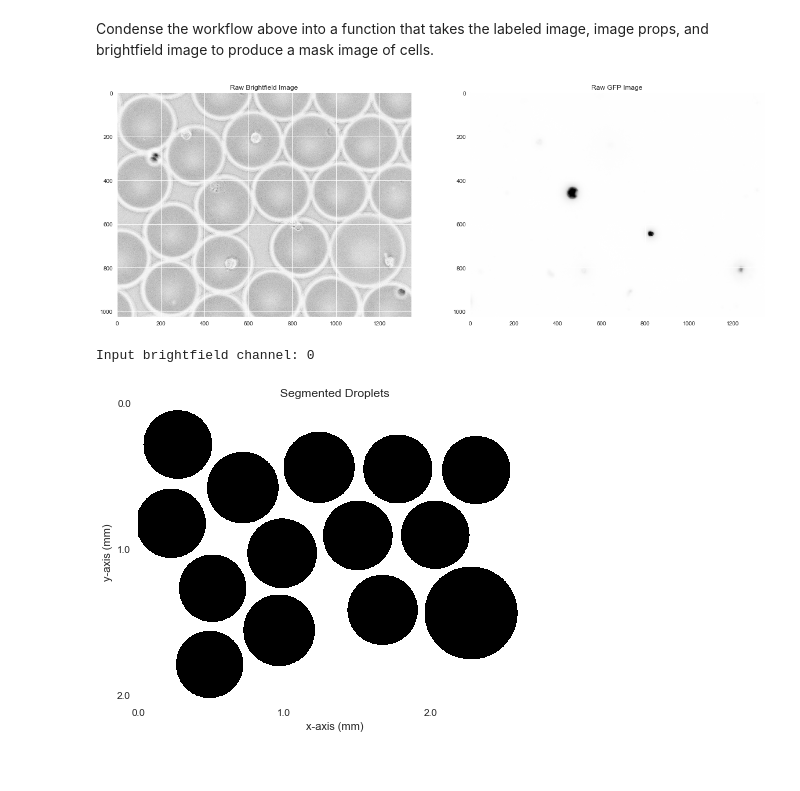
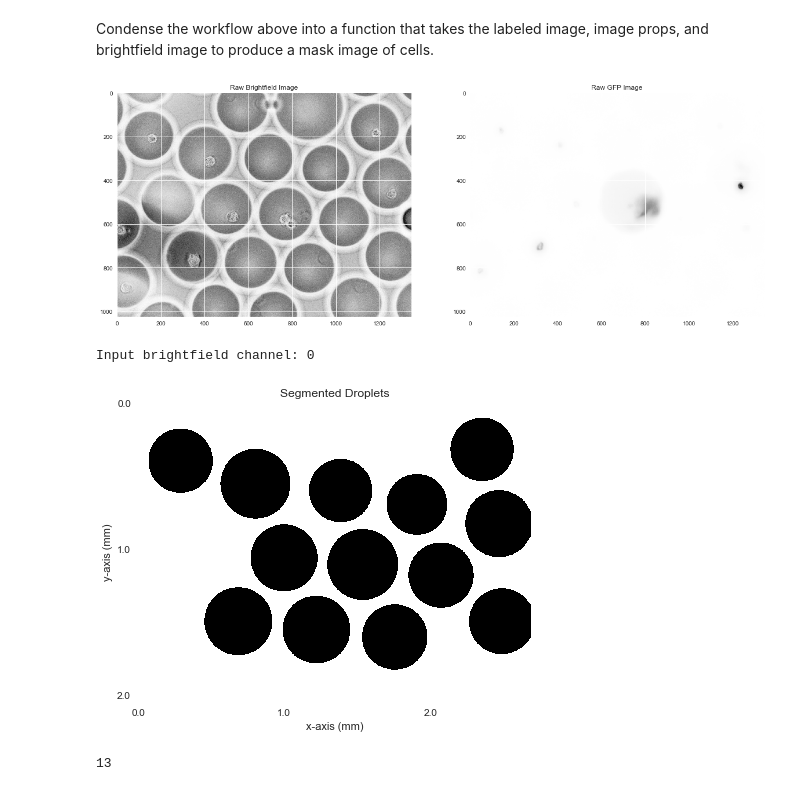
Before and after one commit to adamcatching/Polio_DIPS, a Jupyter notebook: notebook/2018_07/2018_07_16.ipynb, the cells around one changed output. Drawn from its saved outputs; the diff is of its cells as text; code cells hidden in the pictures.

```diff
--- a/notebook/2018_07/2018_07_16.ipynb
+++ b/notebook/2018_07/2018_07_16.ipynb
@@ -105,7 +105,7 @@ class Bulk_droplet:
         image_labeled, number_labels = skimage.measure.label(image_droplets, background=0, return_num=True)
 
         # Get the properties of the labeled regions
-        image_props = skimage.measure.regionprops(image_labeled)
+        image_props = skimage.measure.regionprops(image_labeled, image_bright)
 
         # Display the number of complete droplets
         print()
@@ -389,7 +398,7 @@ def cells_from_droplet(labeled_image, raw_bright, raw_gfp):
     return all_cells
 # %%
 # New images to be read in
-num=6
+num=14
 test_raw_image = skimage.io.imread(HeLa_Fast_filenames[num])[:, :, 0]
 test_gfp_image = skimage.io.imread(HeLa_Fast_filenames[num+1])[:, :, 1]
 
@@ -400,11 +409,11 @@ ax[0].set_title("Raw Brightfield Image")
 ax[1].set_title("Raw GFP Image")
 plt.show()
 # %% [output]
-[figure, old version]
+[figure, new version]
 # %%
 # Test the current function on the first set of images
-test_image = Bulk_droplet(HeLa_Fast_filenames[6], gfp_thresh=50, multi_channel=True)
+test_image = Bulk_droplet(HeLa_Fast_filenames[num], gfp_thresh=50, multi_channel=True)
 test_droplet = test_image.droplet_segment(testing=True)
 # %% [output]
 Input brightfield channel: 0
-[figure, old version]
+[figure, new version]
@@ -413,3 +420,12 @@ test_image_labeled, test_image_props = test_droplet
+# %%
+test_image_labeled, test_image_props = test_droplet
+gfp_droplet_props = skimage.measure.regionprops(test_image_labeled, test_gfp_image)
+gfp_droplets = []
+for index, prop in enumerate(gfp_droplet_props):
+    gfp_droplets.append(prop.intensity_image)
+len(gfp_droplets)
+# %% [output]
+13
 # %%
 # All droplet_cells
 droplet_cells_list = []
```
Also changed, not shown: parts of 13 cells of this notebook.
